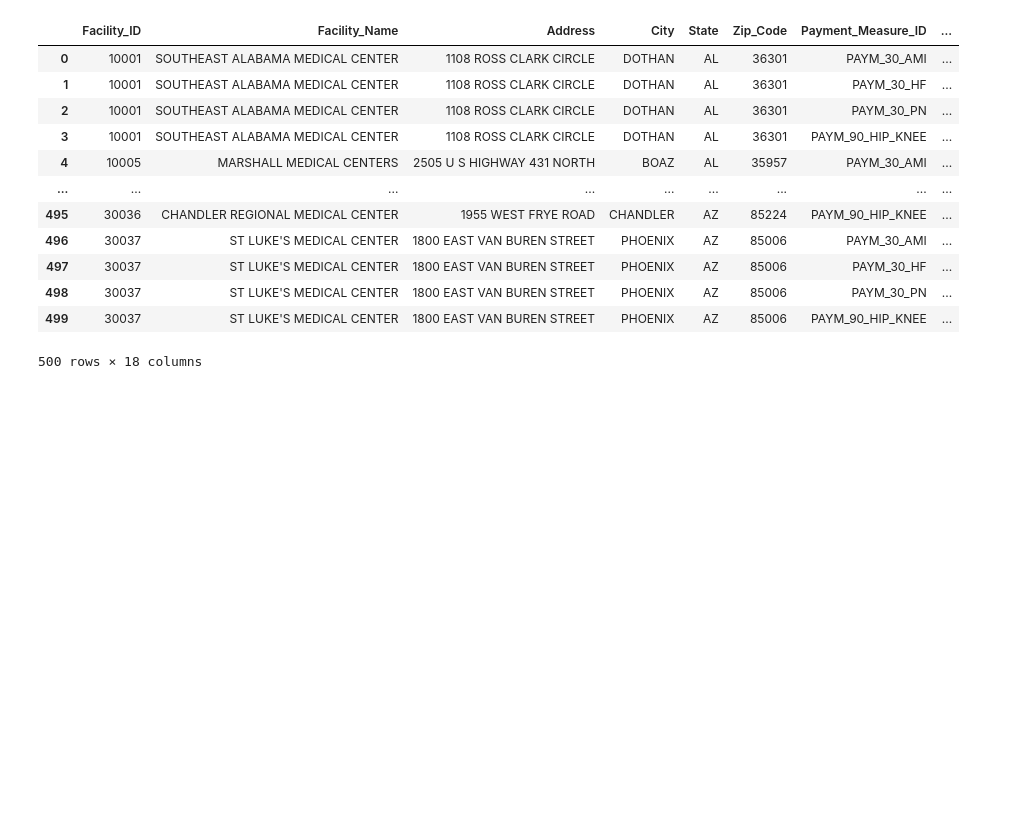
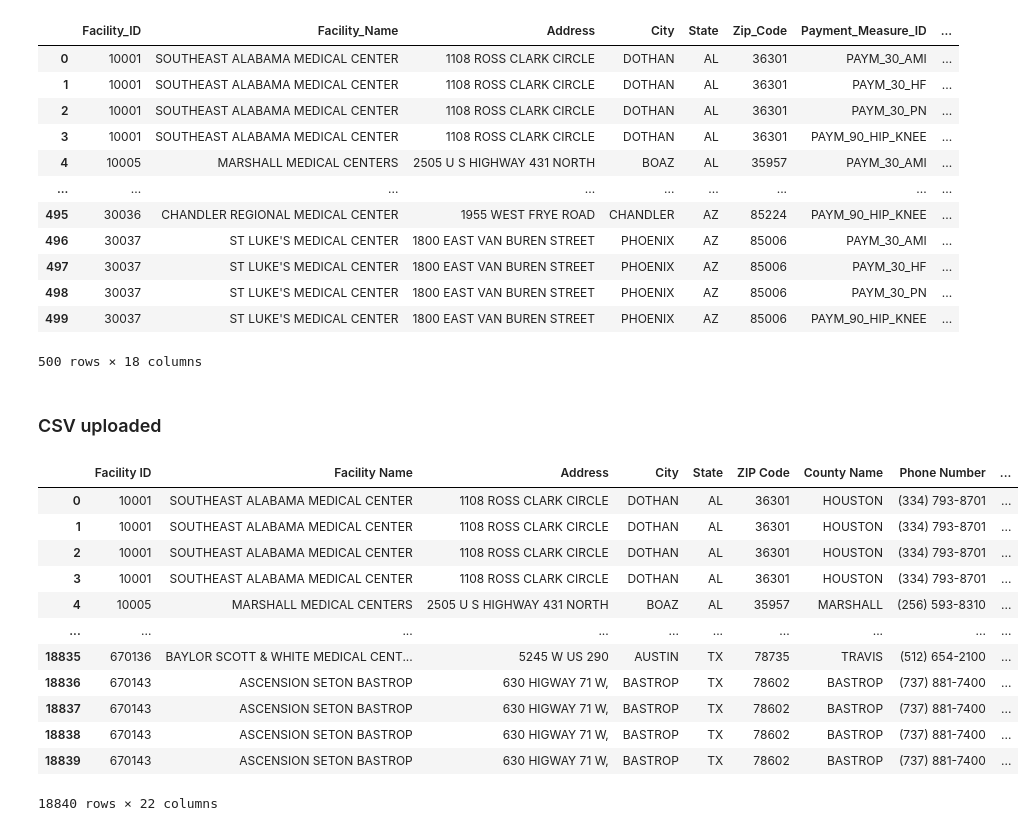
Before and after one commit to NoahGoldstein13/full_stack_data_analytics_project, a Jupyter notebook: Nadia/cleaning_data.ipynb, the cells around one changed output. Saved outputs shown, nothing was run; the diff lists cells and outputs as text; code cells hidden in the pictures; blank space fills up the shorter version.

```diff
--- a/Nadia/cleaning_data.ipynb
+++ b/Nadia/cleaning_data.ipynb
@@ -45,3 +45,22 @@ df
 | 498 | 30037 | ST LUKE'S MEDICAL CENTER | 1800 EAST VAN BUREN STREET | PHOENIX | AZ | 85006 | PAYM_30_PN | ... |
 | 499 | 30037 | ST LUKE'S MEDICAL CENTER | 1800 EAST VAN BUREN STREET | PHOENIX | AZ | 85006 | PAYM_90_HIP_KNEE | ... |
 500 rows × 18 columns
+# %% [markdown]
+### CSV uploaded
+# %%
+value_df = pd.read_csv("Payment_and_Value_of_Care-Hospital.csv", low_memory=False)
+value_df
+# %% [output]
+|  | Facility ID | Facility Name | Address | City | State | ZIP Code | County Name | Phone Number | ... |
+| 0 | 10001 | SOUTHEAST ALABAMA MEDICAL CENTER | 1108 ROSS CLARK CIRCLE | DOTHAN | AL | 36301 | HOUSTON | (334) 793-8701 | ... |
+| 1 | 10001 | SOUTHEAST ALABAMA MEDICAL CENTER | 1108 ROSS CLARK CIRCLE | DOTHAN | AL | 36301 | HOUSTON | (334) 793-8701 | ... |
+| 2 | 10001 | SOUTHEAST ALABAMA MEDICAL CENTER | 1108 ROSS CLARK CIRCLE | DOTHAN | AL | 36301 | HOUSTON | (334) 793-8701 | ... |
+| 3 | 10001 | SOUTHEAST ALABAMA MEDICAL CENTER | 1108 ROSS CLARK CIRCLE | DOTHAN | AL | 36301 | HOUSTON | (334) 793-8701 | ... |
+| 4 | 10005 | MARSHALL MEDICAL CENTERS | 2505 U S HIGHWAY 431 NORTH | BOAZ | AL | 35957 | MARSHALL | (256) 593-8310 | ... |
+| ... | ... | ... | ... | ... | ... | ... | ... | ... | ... |
+| 18835 | 670136 | BAYLOR SCOTT & WHITE MEDICAL CENT... | 5245 W US 290 | AUSTIN | TX | 78735 | TRAVIS | (512) 654-2100 | ... |
+| 18836 | 670143 | ASCENSION SETON BASTROP | 630 HIGWAY 71 W, | BASTROP | TX | 78602 | BASTROP | (737) 881-7400 | ... |
+| 18837 | 670143 | ASCENSION SETON BASTROP | 630 HIGWAY 71 W, | BASTROP | TX | 78602 | BASTROP | (737) 881-7400 | ... |
+| 18838 | 670143 | ASCENSION SETON BASTROP | 630 HIGWAY 71 W, | BASTROP | TX | 78602 | BASTROP | (737) 881-7400 | ... |
+| 18839 | 670143 | ASCENSION SETON BASTROP | 630 HIGWAY 71 W, | BASTROP | TX | 78602 | BASTROP | (737) 881-7400 | ... |
+18840 rows × 22 columns
```
Also changed, not shown: parts of 7 cells of this notebook, 2 other files.
